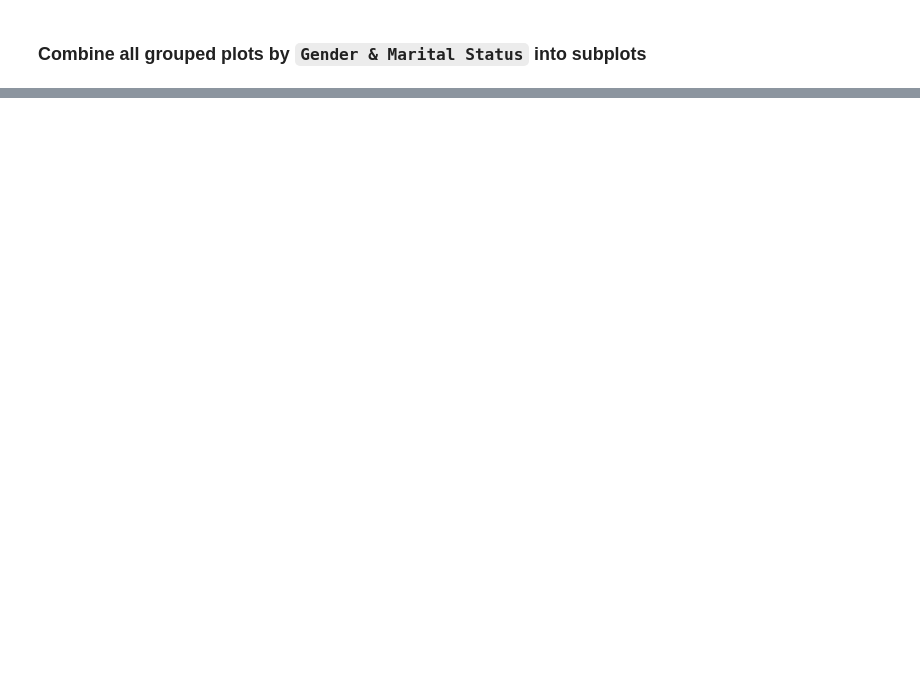
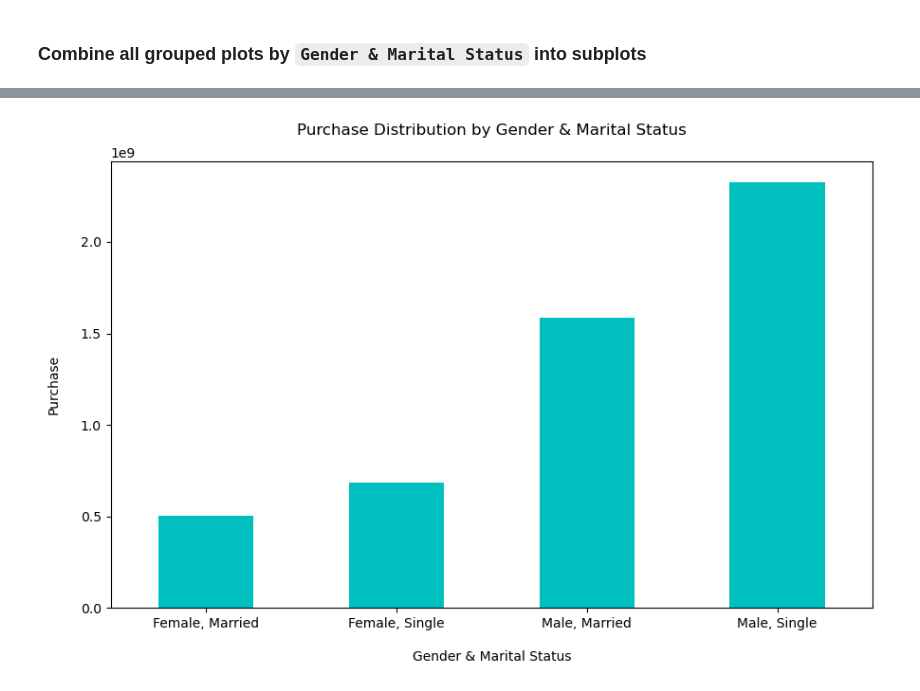
Before and after one commit to nguyenminhthuy/da-course-cybersoft, a Jupyter notebook: pj-black-friday-sales/black-friday-sales.ipynb, the cells around one changed output, grey strips where cells are left out. Drawn from its saved outputs; the diff is of its cells as text; code cells hidden in the pictures; blank space fills up the shorter version.

```diff
--- a/pj-black-friday-sales/black-friday-sales.ipynb
+++ b/pj-black-friday-sales/black-friday-sales.ipynb
@@ -626,0 +655,15 @@ df_product_cat3_gms.plot(ax=axes[3,0],
+# %%
+df_gms_purchase = df['Purchase'].groupby(df['G_MS']).sum()
+
+ax = df_gms_purchase.plot(kind='bar',
+                            stacked=False,
+                            color=['c'],
+                            rot=0,
+                            figsize=(9,6))
+plt.xlabel('Gender & Marital Status', labelpad=15)
+plt.ylabel('Purchase', labelpad=15)
+plt.title('Purchase Distribution by Gender & Marital Status', pad=20)
+plt.tight_layout()
+plt.show;
+# %% [output]
+[figure, added]
```
Also changed, not shown: parts of 19 cells of this notebook.
